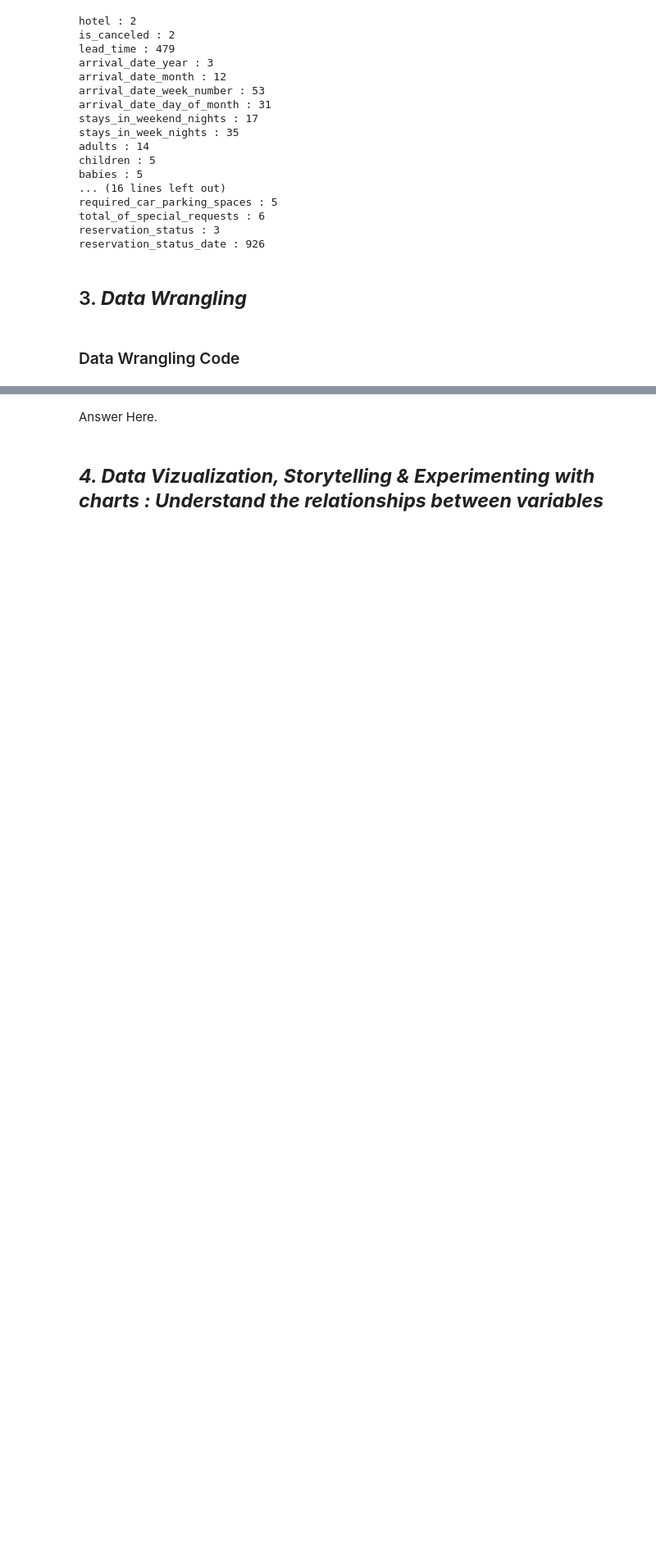
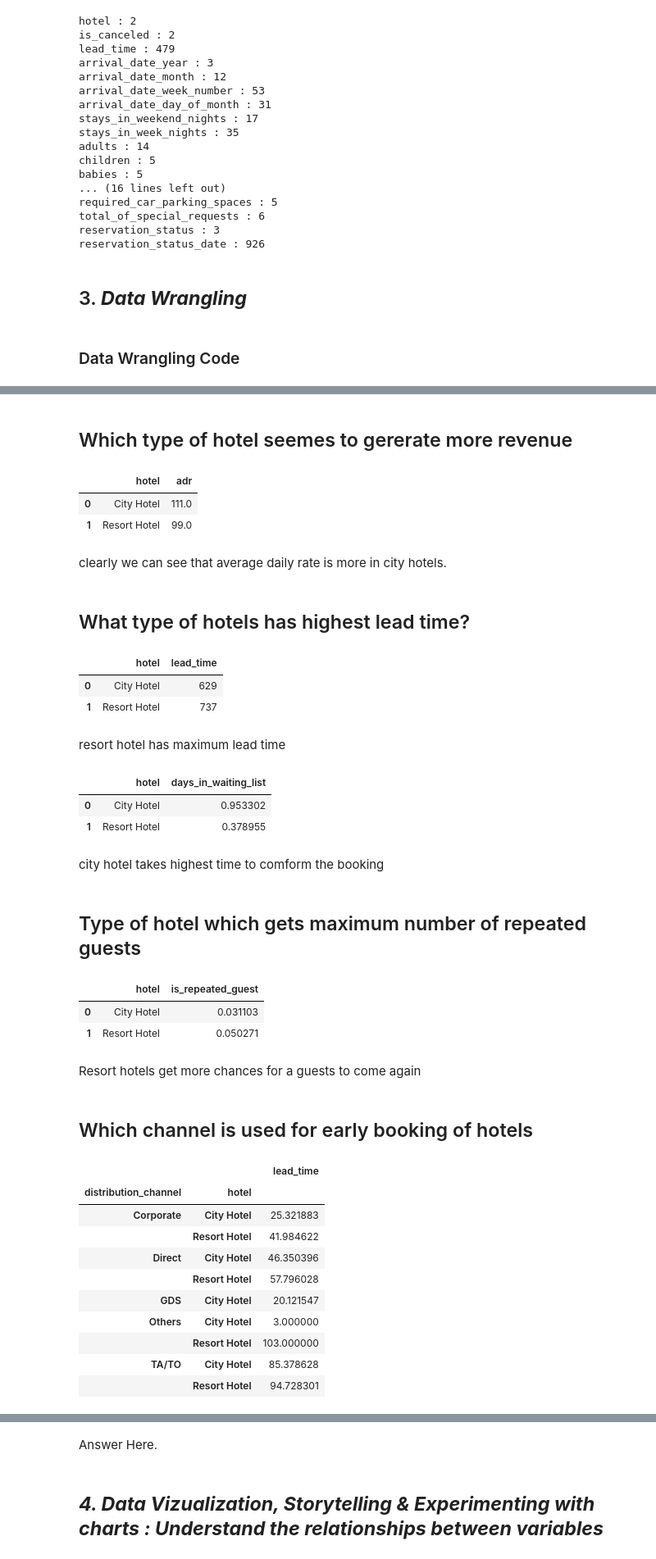
Before and after one commit to ZenCodex559/Hotel-Booking-Analysis, a Jupyter notebook: EDA_Capstone_Project_|_Hotel_Booking_Analysis.ipynb, the cells around one changed output, grey strips where cells are left out. Shown at 82% size. Drawn from its saved outputs; the diff is of its cells as text; code cells hidden in the pictures; blank space fills up the shorter version.

```diff
--- a/EDA_Capstone_Project_|_Hotel_Booking_Analysis.ipynb
+++ b/EDA_Capstone_Project_|_Hotel_Booking_Analysis.ipynb
@@ -500,0 +398,59 @@ Name: previous_bookings_not_canceled, Length: 86937, dtype: int64
+# %% [markdown]
+## Which type of hotel seemes to gererate more revenue
+# %%
+# which hotel makes more revenue
+df.groupby('hotel')[['adr']].mean().round().reset_index()
+# %% [output]
+|  | hotel | adr |
+| 0 | City Hotel | 111.0 |
+| 1 | Resort Hotel | 99.0 |
+# %% [markdown]
+clearly we can see that average daily rate is more in city hotels.
+# %% [markdown]
+## What type of hotels has highest lead time?
+# %%
+# laad time with hotels
+df.groupby('hotel')[['lead_time']].max().round().reset_index()
+# %% [output]
+|  | hotel | lead_time |
+| 0 | City Hotel | 629 |
+| 1 | Resort Hotel | 737 |
+# %% [markdown]
+resort hotel has maximum lead time
+# %%
+# Average time taken to conform the ticket
+reserved.groupby('hotel')[['days_in_waiting_list']].mean().reset_index()
+# %% [output]
+|  | hotel | days_in_waiting_list |
+| 0 | City Hotel | 0.953302 |
+| 1 | Resort Hotel | 0.378955 |
+# %% [markdown]
+city hotel takes highest time to comform the booking
+# %% [markdown]
+## Type of hotel which gets maximum number of repeated guests
+# %%
+# Which hotel gets max number of guests
+df.groupby('hotel')['is_repeated_guest'].mean().reset_index()
+# %% [output]
+|  | hotel | is_repeated_guest |
+| 0 | City Hotel | 0.031103 |
+| 1 | Resort Hotel | 0.050271 |
+# %% [markdown]
+Resort hotels get more chances for a guests to come again
+# %% [markdown]
+## Which channel is used for early booking of hotels
+# %%
+# Using groupby function to check which has most early of booking
+df.groupby(['distribution_channel','hotel'])[['distribution_channel','hotel','lead_time']].agg({"lead_time":"mean"})
+# %% [output]
+|  |  | lead_time |
+| distribution_channel | hotel |  |
+| Corporate | City Hotel | 25.321883 |
+|  | Resort Hotel | 41.984622 |
+| Direct | City Hotel | 46.350396 |
+|  | Resort Hotel | 57.796028 |
+| GDS | City Hotel | 20.121547 |
+| Others | City Hotel | 3.000000 |
+|  | Resort Hotel | 103.000000 |
+| TA/TO | City Hotel | 85.378628 |
+|  | Resort Hotel | 94.728301 |
```
Also changed, not shown: parts of 60 cells of this notebook.
